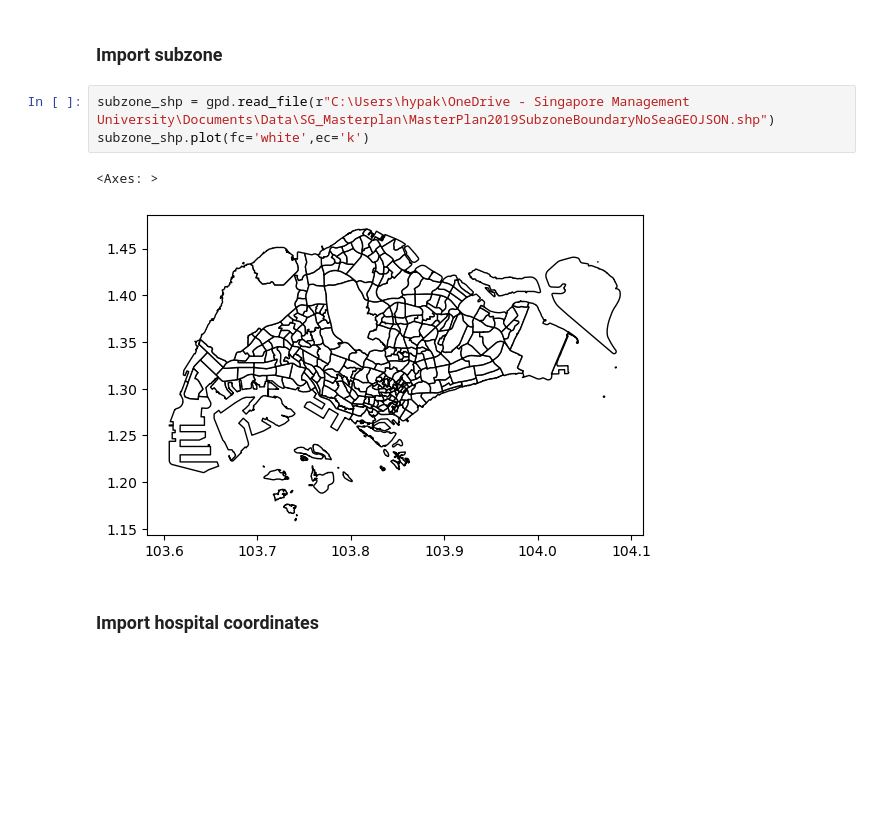
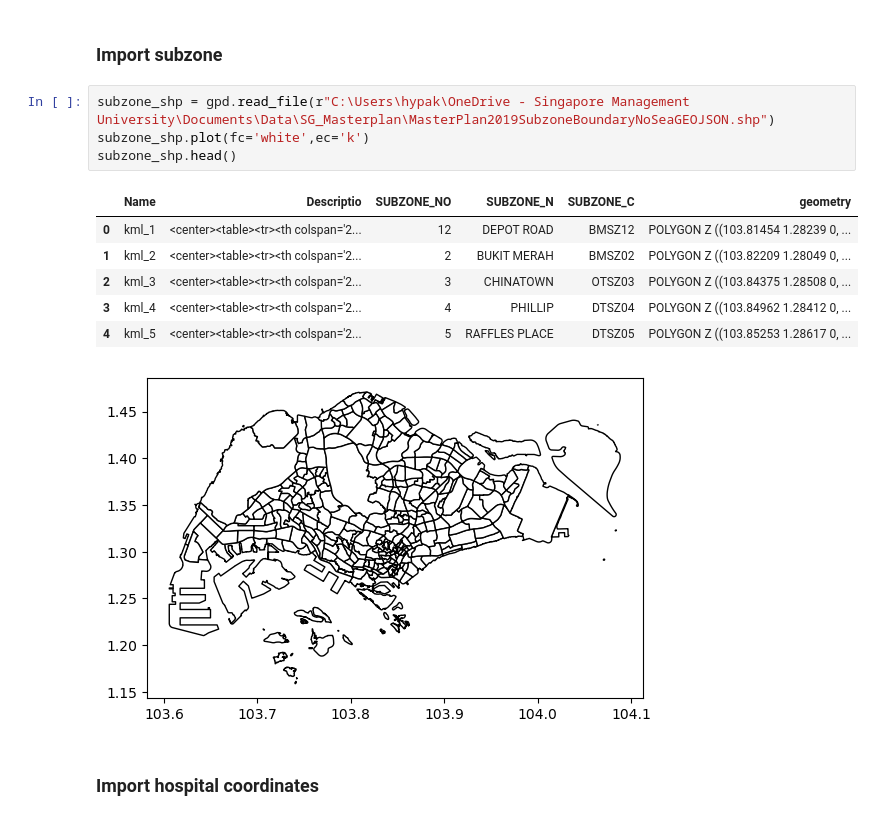
Before and after one commit to pakhuiying/HRI, a Jupyter notebook: hospitalAccessibility.ipynb, the cells around one changed output. Saved outputs shown, nothing was run; the diff lists cells and outputs as text; blank space fills up the shorter version.

```diff
--- a/hospitalAccessibility.ipynb
+++ b/hospitalAccessibility.ipynb
@@ -73,8 +73,14 @@ planningArea_shp.head()
 # %%
 subzone_shp = gpd.read_file(r"C:\Users\hypak\OneDrive - Singapore Management University\Documents\Data\SG_Masterplan\MasterPlan2019SubzoneBoundaryNoSeaGEOJSON.shp")
 subzone_shp.plot(fc='white',ec='k')
+subzone_shp.head()
 # %% [output]
-<Axes: >
+|  | Name | Descriptio | SUBZONE_NO | SUBZONE_N | SUBZONE_C | geometry |
+| 0 | kml_1 | <center><table><tr><th colspan='2... | 12 | DEPOT ROAD | BMSZ12 | POLYGON Z ((103.81454 1.28239 0, ... |
+| 1 | kml_2 | <center><table><tr><th colspan='2... | 2 | BUKIT MERAH | BMSZ02 | POLYGON Z ((103.82209 1.28049 0, ... |
+| 2 | kml_3 | <center><table><tr><th colspan='2... | 3 | CHINATOWN | OTSZ03 | POLYGON Z ((103.84375 1.28508 0, ... |
+| 3 | kml_4 | <center><table><tr><th colspan='2... | 4 | PHILLIP | DTSZ04 | POLYGON Z ((103.84962 1.28412 0, ... |
+| 4 | kml_5 | <center><table><tr><th colspan='2... | 5 | RAFFLES PLACE | DTSZ05 | POLYGON Z ((103.85253 1.28617 0, ... |
 [figure]
 # %% [markdown]
 ### Import hospital coordinates
```
Also changed, not shown: parts of 8 cells of this notebook.
